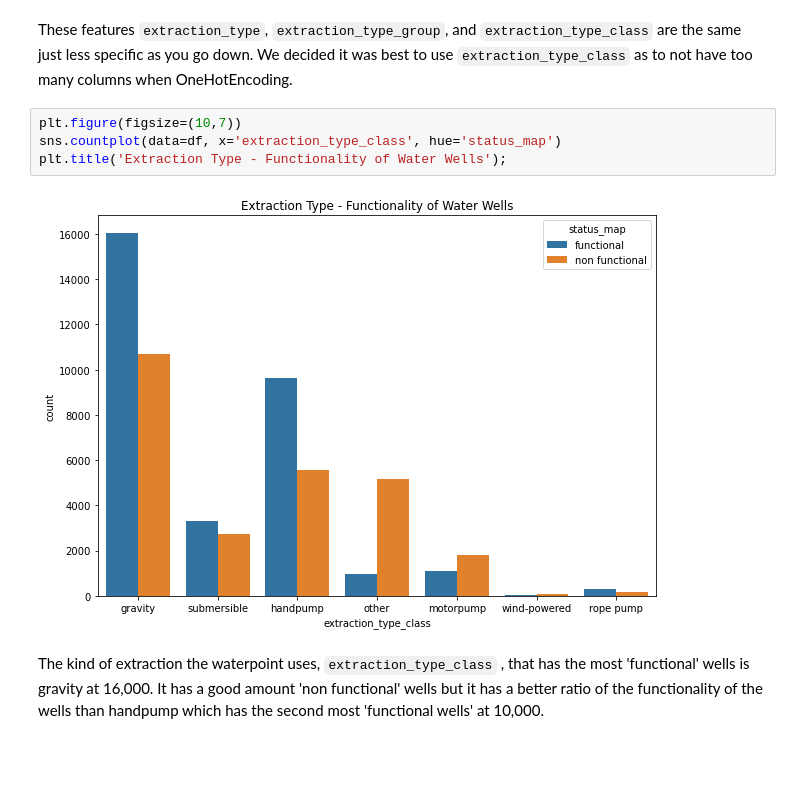
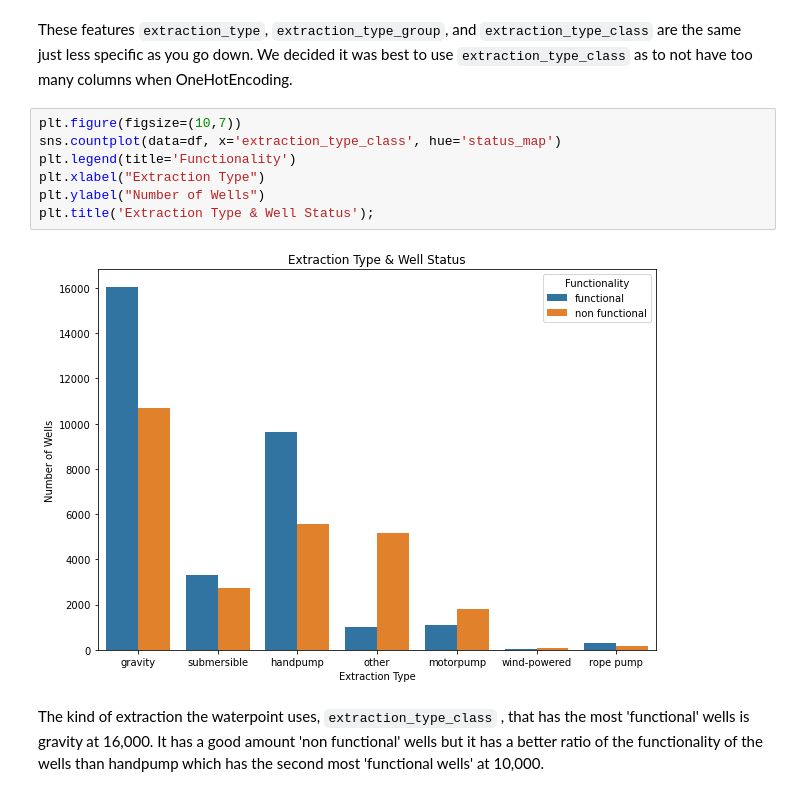
Before and after one commit to tvrjuana/tanzania-water-wells, a Jupyter notebook: water_wells_eda_modeling.ipynb, the cells around one changed output. Saved outputs shown, nothing was run; the diff lists cells and outputs as text; blank space fills up the shorter version.

```diff
--- a/water_wells_eda_modeling.ipynb
+++ b/water_wells_eda_modeling.ipynb
@@ -690,9 +692,12 @@ These features `extraction_type`, `extraction_type_group`, and `extraction_type_
 # %%
 plt.figure(figsize=(10,7))
 sns.countplot(data=df, x='extraction_type_class', hue='status_map')
-plt.title('Extraction Type - Functionality of Water Wells');
+plt.legend(title='Functionality')
+plt.xlabel("Extraction Type")
+plt.ylabel("Number of Wells")
+plt.title('Extraction Type & Well Status');
 # %% [output]
-[figure, old version]
+[figure, new version]
 # %% [markdown]
 The kind of extraction the waterpoint uses, `extraction_type_class` , that has the most 'functional' wells is gravity at 16,000. It has a good amount 'non functional' wells but it has a better ratio of the functionality of the wells than handpump which has the second most 'functional wells' at 10,000.
 # %%
```
Also changed, not shown: parts of 53 cells of this notebook.
